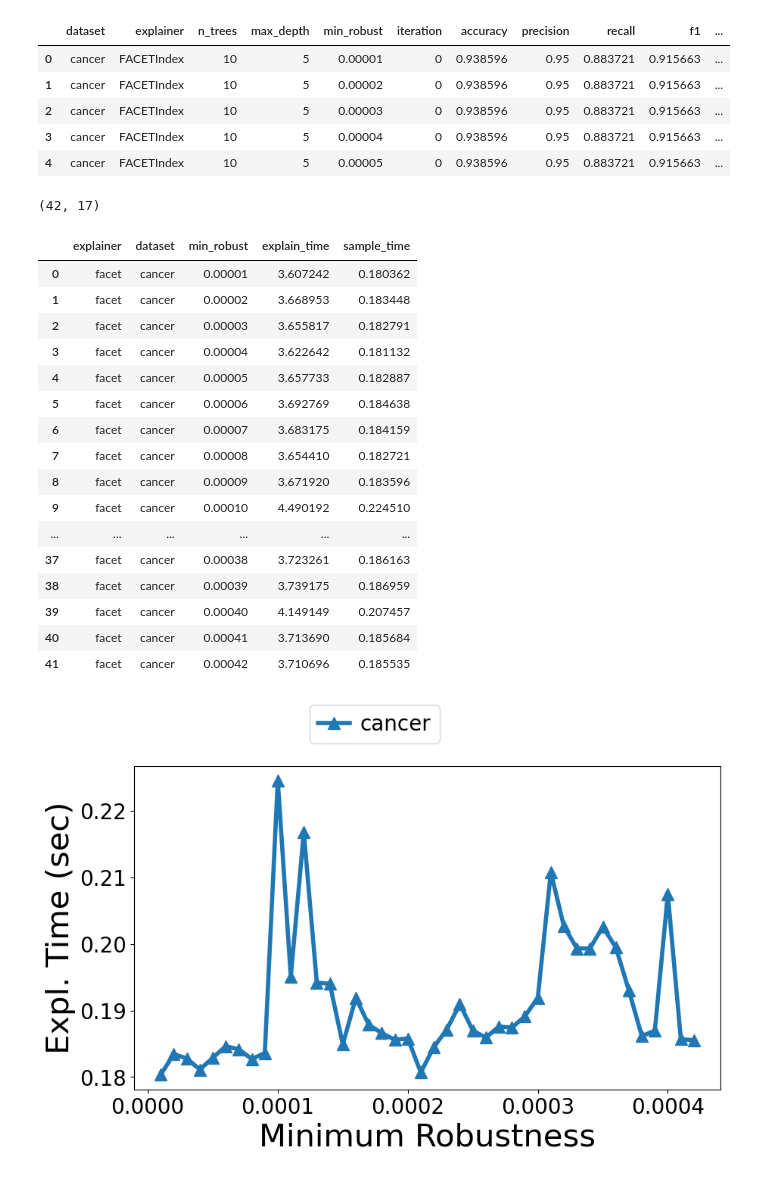
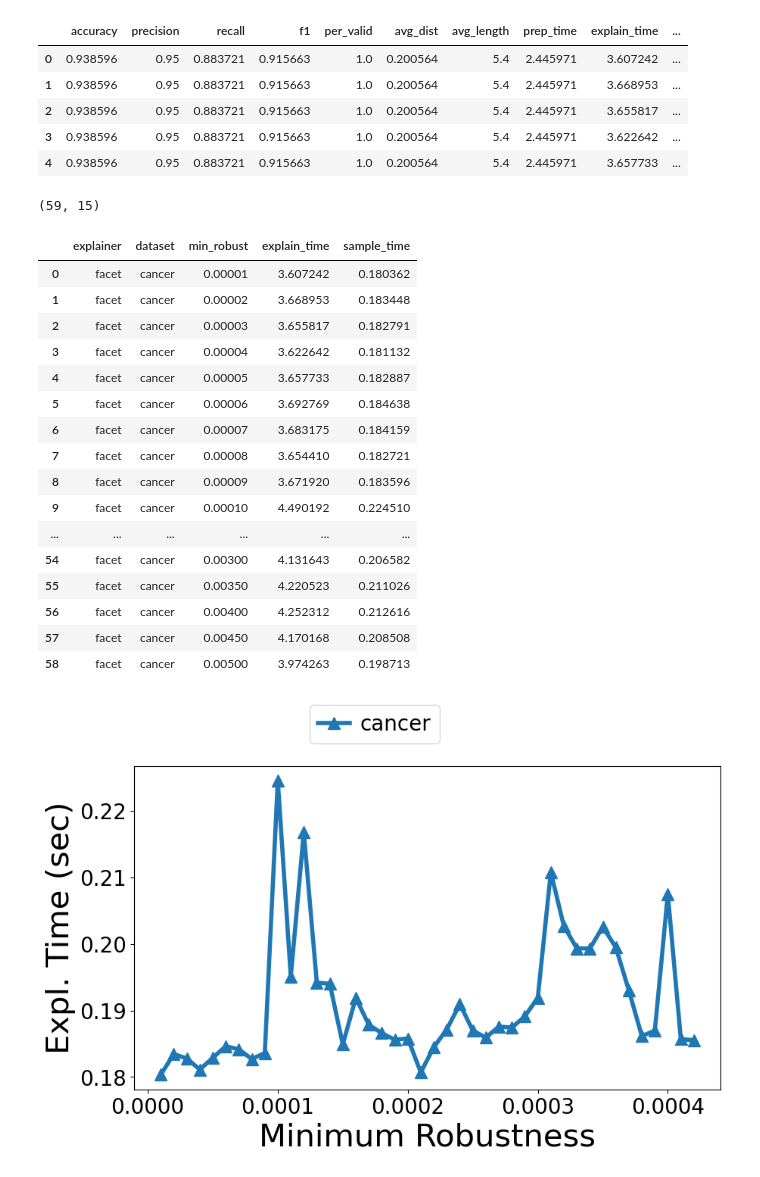
Before and after one commit to PeterVanNostrand/FACET, a Jupyter notebook: figures/vary_robustness.ipynb, the cells around one changed output. Saved outputs shown, nothing was run; the diff lists cells and outputs as text; code cells hidden in the pictures.

Commit message:
add ds to merge

```diff
--- a/figures/vary_robustness.ipynb
+++ b/figures/vary_robustness.ipynb
@@ -35,15 +48,14 @@ results_df.to_csv(output_path, index=False)
 # %%
 # read in data
-df = pd.read_csv("../results/vary_robustness.csv")
-
+df = pd.read_csv("../results/vary_robustness_merged.csv")
 df.head()
 # %% [output]
-|  | dataset | explainer | n_trees | max_depth | min_robust | iteration | accuracy | precision | recall | f1 | ... |
-| 0 | cancer | FACETIndex | 10 | 5 | 0.00001 | 0 | 0.938596 | 0.95 | 0.883721 | 0.915663 | ... |
-| 1 | cancer | FACETIndex | 10 | 5 | 0.00002 | 0 | 0.938596 | 0.95 | 0.883721 | 0.915663 | ... |
-| 2 | cancer | FACETIndex | 10 | 5 | 0.00003 | 0 | 0.938596 | 0.95 | 0.883721 | 0.915663 | ... |
-| 3 | cancer | FACETIndex | 10 | 5 | 0.00004 | 0 | 0.938596 | 0.95 | 0.883721 | 0.915663 | ... |
-| 4 | cancer | FACETIndex | 10 | 5 | 0.00005 | 0 | 0.938596 | 0.95 | 0.883721 | 0.915663 | ... |
+|  | accuracy | precision | recall | f1 | per_valid | avg_dist | avg_length | prep_time | explain_time | ... |
+| 0 | 0.938596 | 0.95 | 0.883721 | 0.915663 | 1.0 | 0.200564 | 5.4 | 2.445971 | 3.607242 | ... |
+| 1 | 0.938596 | 0.95 | 0.883721 | 0.915663 | 1.0 | 0.200564 | 5.4 | 2.445971 | 3.668953 | ... |
+| 2 | 0.938596 | 0.95 | 0.883721 | 0.915663 | 1.0 | 0.200564 | 5.4 | 2.445971 | 3.655817 | ... |
+| 3 | 0.938596 | 0.95 | 0.883721 | 0.915663 | 1.0 | 0.200564 | 5.4 | 2.445971 | 3.622642 | ... |
+| 4 | 0.938596 | 0.95 | 0.883721 | 0.915663 | 1.0 | 0.200564 | 5.4 | 2.445971 | 3.657733 | ... |
 # %%
 # Group by minimum robustness, dataset taking the average across each iteration
 df_grouped = df.groupby(["dataset", "min_robust"], as_index=False).mean()
@@ -54,7 +66,7 @@ df_grouped["explainer"] = "facet"
 print(df_grouped.shape)
 df_grouped[["explainer", "dataset", "min_robust", "explain_time", "sample_time"]]
 # %% [output]
-(42, 17)
+(59, 15)
 |  | explainer | dataset | min_robust | explain_time | sample_time |
 | 0 | facet | cancer | 0.00001 | 3.607242 | 0.180362 |
 | 1 | facet | cancer | 0.00002 | 3.668953 | 0.183448 |
@@ -67,11 +79,11 @@ df_grouped[["explainer", "dataset", "min_robust", "explain_time", "sample_time"]
 | 8 | facet | cancer | 0.00009 | 3.671920 | 0.183596 |
 | 9 | facet | cancer | 0.00010 | 4.490192 | 0.224510 |
 | ... | ... | ... | ... | ... | ... |
-| 37 | facet | cancer | 0.00038 | 3.723261 | 0.186163 |
-| 38 | facet | cancer | 0.00039 | 3.739175 | 0.186959 |
-| 39 | facet | cancer | 0.00040 | 4.149149 | 0.207457 |
-| 40 | facet | cancer | 0.00041 | 3.713690 | 0.185684 |
-| 41 | facet | cancer | 0.00042 | 3.710696 | 0.185535 |
+| 54 | facet | cancer | 0.00300 | 4.131643 | 0.206582 |
+| 55 | facet | cancer | 0.00350 | 4.220523 | 0.211026 |
+| 56 | facet | cancer | 0.00400 | 4.252312 | 0.212616 |
+| 57 | facet | cancer | 0.00450 | 4.170168 | 0.208508 |
+| 58 | facet | cancer | 0.00500 | 3.974263 | 0.198713 |
 # %%
 # create viz
 fig = plt.figure(figsize=[10, 4.8], frameon=True)
```
Also changed, not shown: parts of 2 cells of this notebook.
